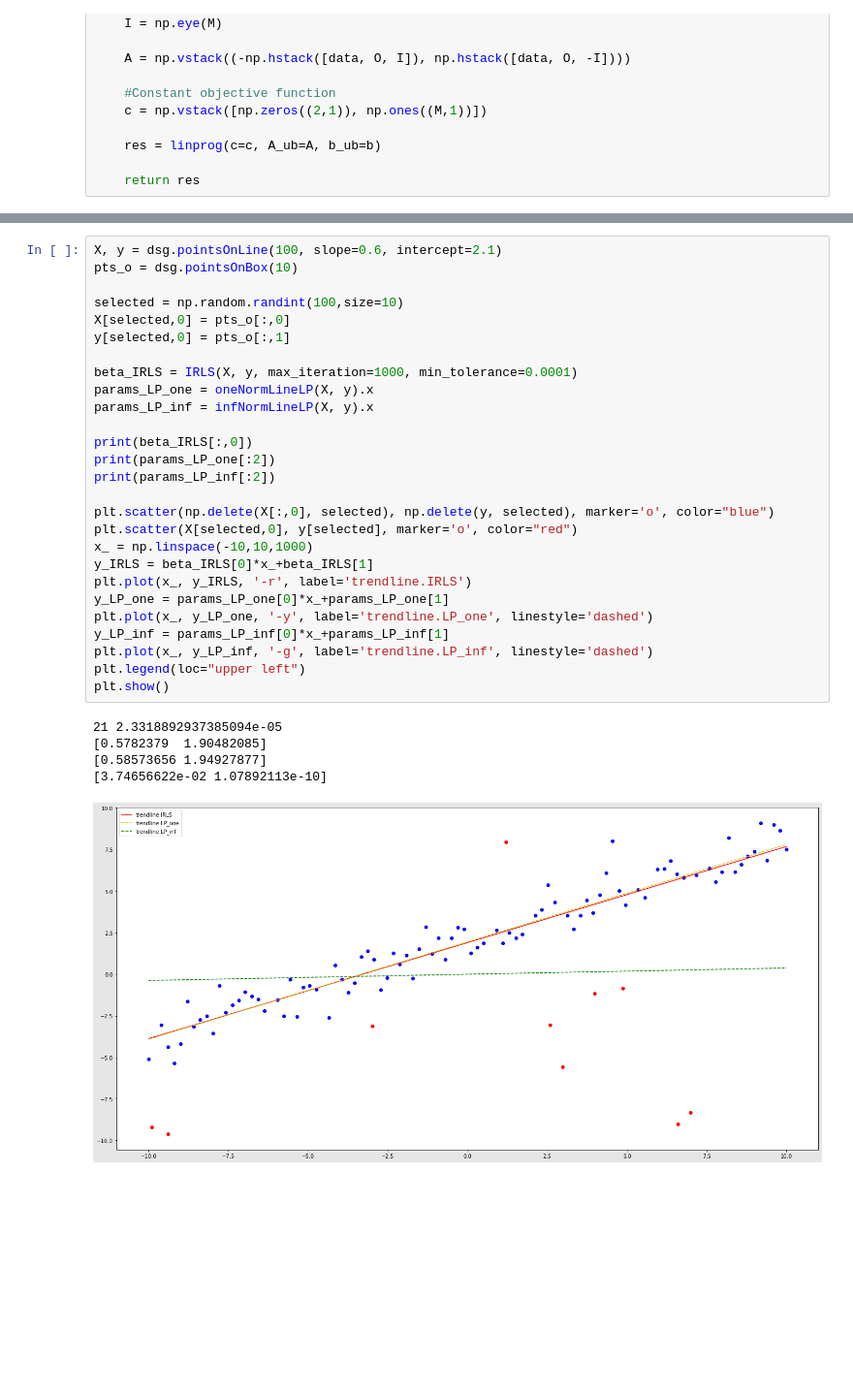
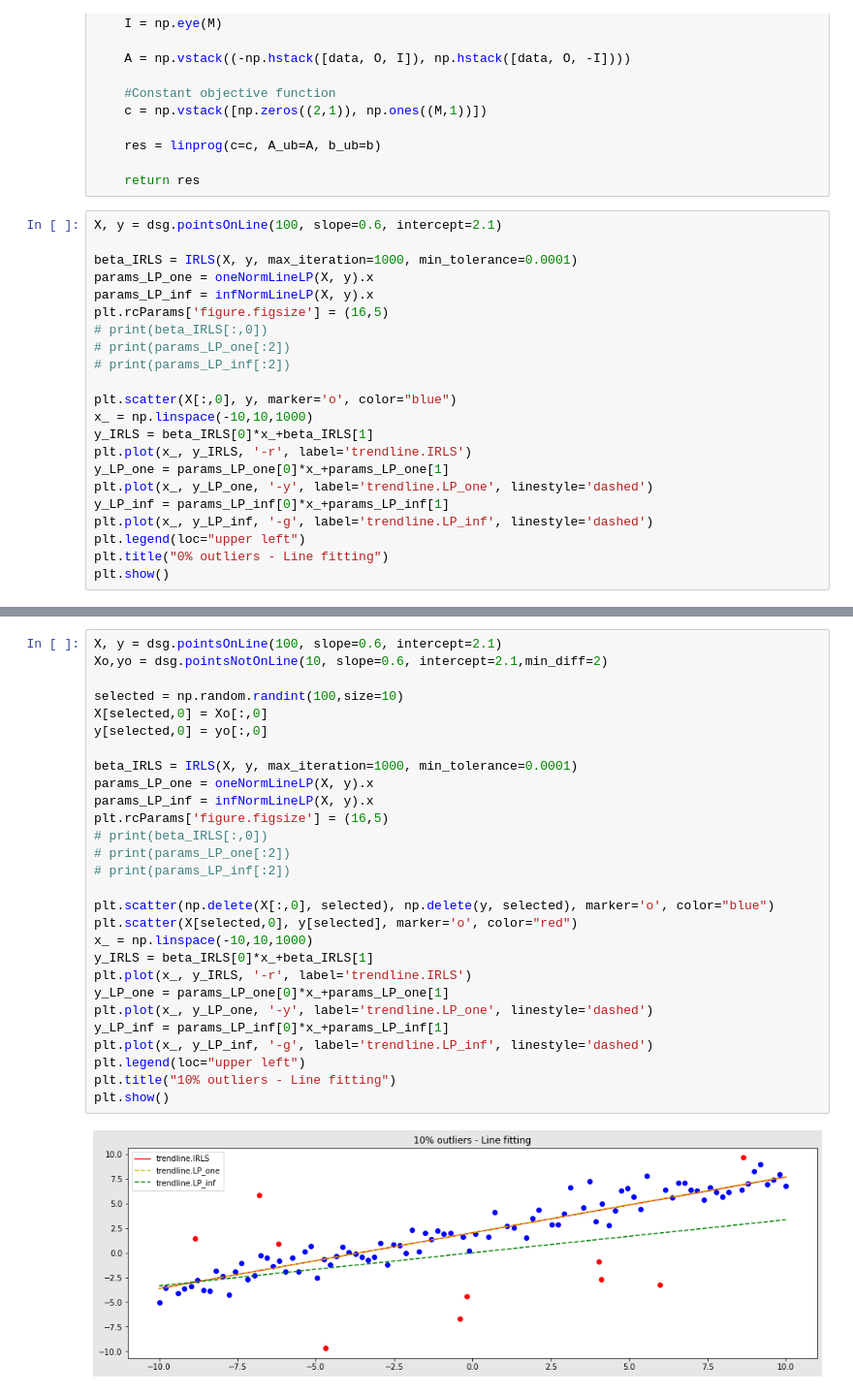
Before and after one commit to zhorkay/MFFCGCV, a Jupyter notebook: MATHFOUND21-1-Zoltan-Horkay.ipynb, the cells around one changed output, grey strips where cells are left out. Shown: that part at 97% size. Saved outputs shown, nothing was run; the diff lists cells and outputs as text; blank space fills up the shorter version.

```diff
--- a/MATHFOUND21-1-Zoltan-Horkay.ipynb
+++ b/MATHFOUND21-1-Zoltan-Horkay.ipynb
@@ -237,3 +361,25 @@ def oneNormLineLP(X, y):
     res = linprog(c=c, A_ub=A, b_ub=b)
 
     return res
+# %%
+X, y = dsg.pointsOnLine(100, slope=0.6, intercept=2.1)
+
+beta_IRLS = IRLS(X, y, max_iteration=1000, min_tolerance=0.0001)
+params_LP_one = oneNormLineLP(X, y).x
+params_LP_inf = infNormLineLP(X, y).x
+plt.rcParams['figure.figsize'] = (16,5)
+# print(beta_IRLS[:,0])
+# print(params_LP_one[:2])
+# print(params_LP_inf[:2])
+
+plt.scatter(X[:,0], y, marker='o', color="blue")
+x_ = np.linspace(-10,10,1000)
+y_IRLS = beta_IRLS[0]*x_+beta_IRLS[1]
+plt.plot(x_, y_IRLS, '-r', label='trendline.IRLS')
+y_LP_one = params_LP_one[0]*x_+params_LP_one[1]
+plt.plot(x_, y_LP_one, '-y', label='trendline.LP_one', linestyle='dashed')
+y_LP_inf = params_LP_inf[0]*x_+params_LP_inf[1]
+plt.plot(x_, y_LP_inf, '-g', label='trendline.LP_inf', linestyle='dashed')
+plt.legend(loc="upper left")
+plt.title("0% outliers - Line fitting")
+plt.show()
@@ -240,33 +388,30 @@ def oneNormLineLP(X, y):
 # %%
 X, y = dsg.pointsOnLine(100, slope=0.6, intercept=2.1)
-pts_o = dsg.pointsOnBox(10)
+Xo,yo = dsg.pointsNotOnLine(10, slope=0.6, intercept=2.1,min_diff=2)
 
 selected = np.random.randint(100,size=10)
-X[selected,0] = pts_o[:,0]
-y[selected,0] = pts_o[:,1]
+X[selected,0] = Xo[:,0]
+y[selected,0] = yo[:,0]
 
 beta_IRLS = IRLS(X, y, max_iteration=1000, min_tolerance=0.0001)
 params_LP_one = oneNormLineLP(X, y).x
 params_LP_inf = infNormLineLP(X, y).x
-
-print(beta_IRLS[:,0])
-print(params_LP_one[:2])
-print(params_LP_inf[:2])
+plt.rcParams['figure.figsize'] = (16,5)
+# print(beta_IRLS[:,0])
+# print(params_LP_one[:2])
+# print(params_LP_inf[:2])
 
 plt.scatter(np.delete(X[:,0], selected), np.delete(y, selected), marker='o', color="blue")
 plt.scatter(X[selected,0], y[selected], marker='o', color="red")
 x_ = np.linspace(-10,10,1000)
 y_IRLS = beta_IRLS[0]*x_+beta_IRLS[1]
 plt.plot(x_, y_IRLS, '-r', label='trendline.IRLS')
 y_LP_one = params_LP_one[0]*x_+params_LP_one[1]
 plt.plot(x_, y_LP_one, '-y', label='trendline.LP_one', linestyle='dashed')
 y_LP_inf = params_LP_inf[0]*x_+params_LP_inf[1]
 plt.plot(x_, y_LP_inf, '-g', label='trendline.LP_inf', linestyle='dashed')
 plt.legend(loc="upper left")
+plt.title("10% outliers - Line fitting")
 plt.show()
 # %% [output]
-21 2.3318892937385094e-05
-[0.5782379  1.90482085]
-[0.58573656 1.94927877]
-[3.74656622e-02 1.07892113e-10]
-[figure, old version]
+[figure, new version]
```
Also changed, not shown: parts of 10 cells of this notebook.
